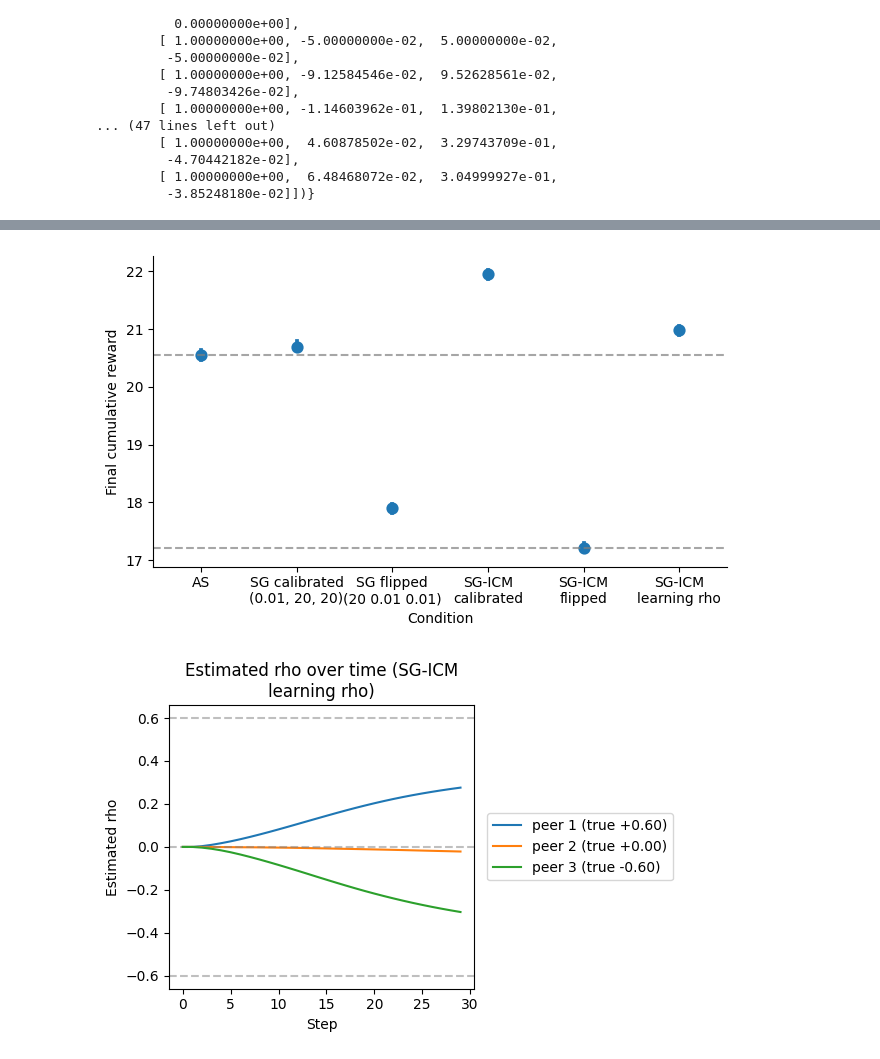
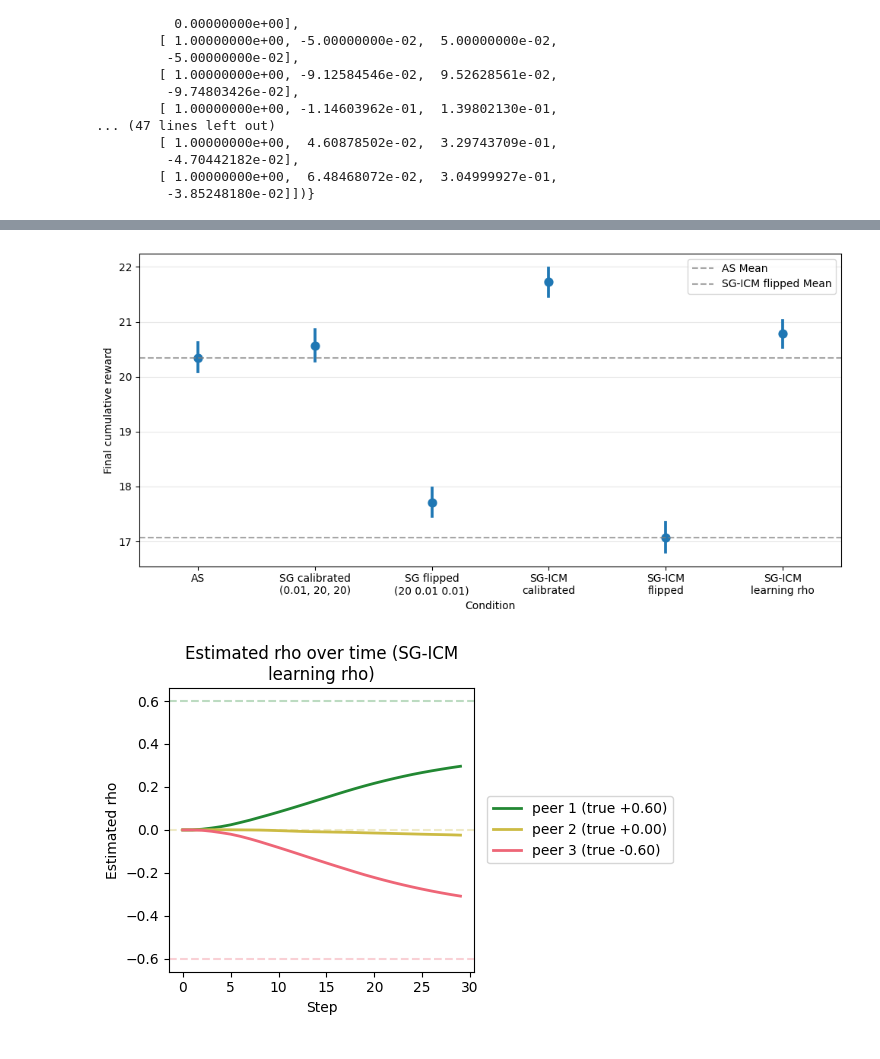
Before and after one commit to vagechirkov/Spatial-MAB-ABM, a Jupyter notebook: abm/rho_update.ipynb, the cells around one changed output, grey strips where cells are left out. Cells and saved outputs as stored; diff of their text form; code cells hidden in the pictures.

Commit message:
Update rho_update.ipynb for color blind friendly and create run_rho_update_experiments.py for cluster

```diff
--- a/abm/rho_update.ipynb
+++ b/abm/rho_update.ipynb
@@ -265,7 +287,7 @@ def process_one_seed(env_seed):
     # Return the data for this specific seed
     return local_results, local_rhos
 
-n_envs = 10_000
+n_envs = 1000
 n_steps = 30
 
 parallel_outputs = Parallel(n_jobs=-1)(
@@ -367,47 +416,53 @@ def plot_final_cumreward_catplot(df, x='condition_label'):
         print("No data available for plot_final_cumreward_catplot.")
         return
 
     group_cols = ["seed"]
     if x in plot_df.columns:
         group_cols.append(x)
     final_step = plot_df.groupby(group_cols)["Step"].transform('max')
     last = plot_df[plot_df['Step'] == final_step].copy()
     last = last.dropna(subset=[x, 'cumulative_reward'])
     if last.empty:
         print("No final-step data to plot.")
         return
 
-    sns.catplot(
+    order = sorted(last[x].unique())
+
+    fig, ax = plt.subplots(figsize=(10, 5))
+    sns.pointplot(
         data=last,
-        kind='point',
         x=x,
         y='cumulative_reward',
-        order=sorted(last[x].unique()),
-        height=4,
-        aspect=1.6,
-        linestyle='none',
-        estimator='mean',
-        errorbar=('ci', 95)
+        order=order,
+        errorbar=('ci', 95),
+        dodge=False,
+        color='C0',  # All blue
+        linestyles='',
+        markers='o',
+        ax=ax,
     )
 
     as_mean = last.loc[last[x] == "AS", "cumulative_reward"].mean()
     flipped_mean = last.loc[last[x] == "SG-ICM\nflipped", "cumulative_reward"].mean()
 
     if pd.notna(as_mean):
-        plt.axhline(y=as_mean, color='gray', linestyle='--', label='AS Mean', alpha=0.7)
+        ax.axhline(y=as_mean, color='gray', linestyle='--', label='AS Mean', alpha=0.7)
 
     if pd.notna(flipped_mean):
-        plt.axhline(y=flipped_mean, color='gray', linestyle='--', label='SG-ICM flipped Mean', alpha=0.7)
+        ax.axhline(y=flipped_mean, color='gray', linestyle='--', label='SG-ICM flipped Mean', alpha=0.7)
 
-    plt.xticks(rotation=0)
-    plt.xlabel('Condition')
-    plt.ylabel('Final cumulative reward')
+    ax.set_xticks(range(len(order)))
+    ax.set_xticklabels(order, rotation=0)
+    ax.set_xlabel('Condition')
+    ax.set_ylabel('Final cumulative reward')
+    ax.legend()
+    ax.grid(axis='y', alpha=0.3)
     plt.tight_layout()
     plt.show()
 
 plot_final_cumreward_catplot(results)
 # %% [output]
-[figure, old version]
+[figure, new version]
 # %%
 def mean_rho_history(condition):
     histories = [
@@ -421,6 +476,10 @@ def mean_rho_history(condition):
 
 true_rho = rho_true[1:]
 
+# Define traffic light colors for each peer based on their true rho value
+# +0.6 -> green, 0.0 -> yellow, -0.6 -> red
+peer_colors = ['#228833', '#CCBB44', '#EE6677']  # green, yellow, red
+
 fig, axes = plt.subplots(1, len(update_conditions), figsize=(6 * len(update_conditions), 4))
 if len(update_conditions) == 1:
     axes = [axes]
@@ -430,9 +489,10 @@ for ax, condition in zip(axes, update_conditions):
     if mean_hist is None:
         continue
 
-    for idx, rho_t in enumerate(true_rho):
-        ax.plot(mean_hist[:, idx + 1], label=f"peer {idx+1} (true {rho_t:+.2f})")
-        ax.axhline(rho_t, linestyle='--', color='gray', alpha=0.5)
+    for idx, (rho_t, color) in enumerate(zip(true_rho, peer_colors)):
+        ax.plot(mean_hist[:, idx + 1], label=f"peer {idx+1} (true {rho_t:+.2f})",
+                color=color, linewidth=2)
+        ax.axhline(rho_t, linestyle='--', color=color, alpha=0.3, linewidth=1.5)
 
     ax.set_title(f"Estimated rho over time ({conditions[condition]['label']})")
     ax.set_xlabel("Step")
@@ -442,7 +502,7 @@ for ax, condition in zip(axes, update_conditions):
 plt.tight_layout()
 plt.show()
 # %% [output]
-[figure, old version]
+[figure, new version]
 # %%
 def rho_mae(history):
     est = history[:, 1:]
```
Also changed, not shown: parts of 7 cells of this notebook, 1 other file.
